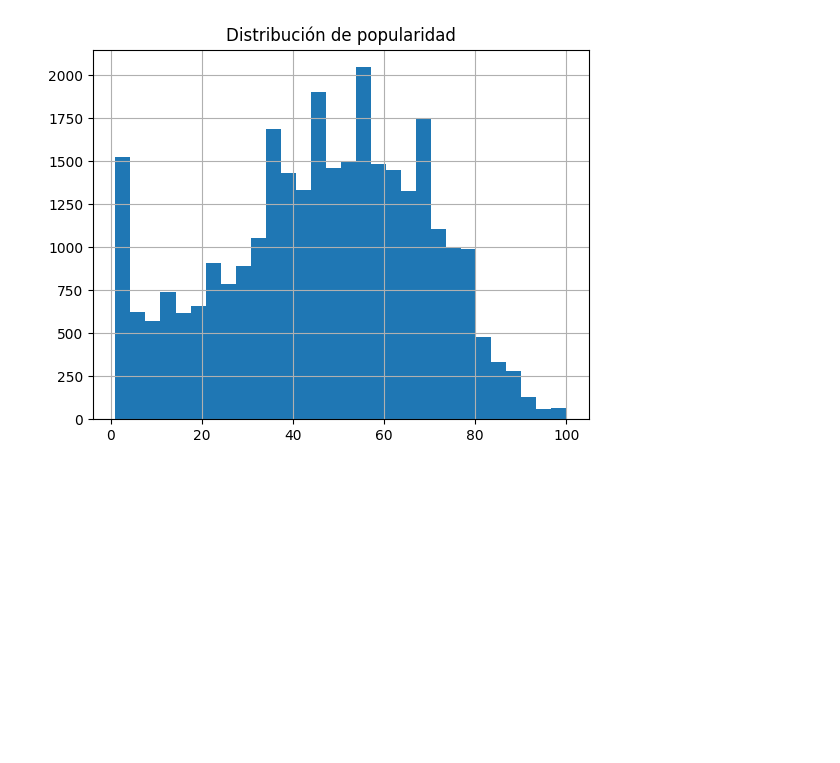
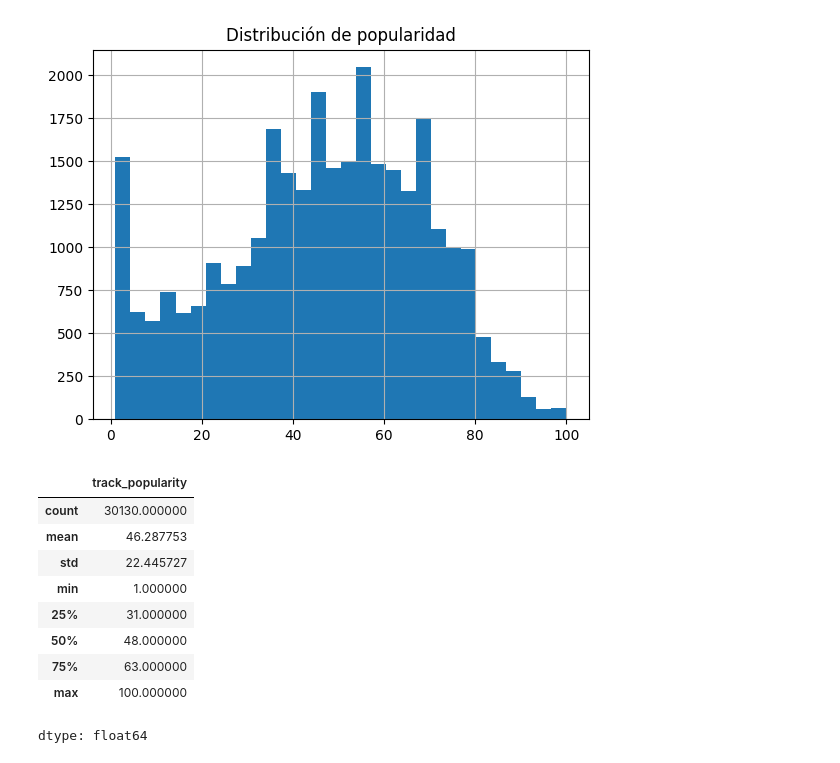
Before and after one commit to langelsol/data-science-comeback, a Jupyter notebook: spotify_data.ipynb, the cells around one changed output. Drawn from its saved outputs; the diff is of its cells as text; code cells hidden in the pictures; blank space fills up the shorter version.

```diff
--- a/spotify_data.ipynb
+++ b/spotify_data.ipynb
@@ -101,3 +99,16 @@ plt.title('Distribución de popularidad')
 plt.show()
 # %% [output]
 [figure]
+# %%
+df_clean['track_popularity'].describe()
+# %% [output]
+|  | track_popularity |
+| count | 30130.000000 |
+| mean | 46.287753 |
+| std | 22.445727 |
+| min | 1.000000 |
+| 25% | 31.000000 |
+| 50% | 48.000000 |
+| 75% | 63.000000 |
+| max | 100.000000 |
+dtype: float64
```
Also changed, not shown: parts of 6 cells of this notebook.
